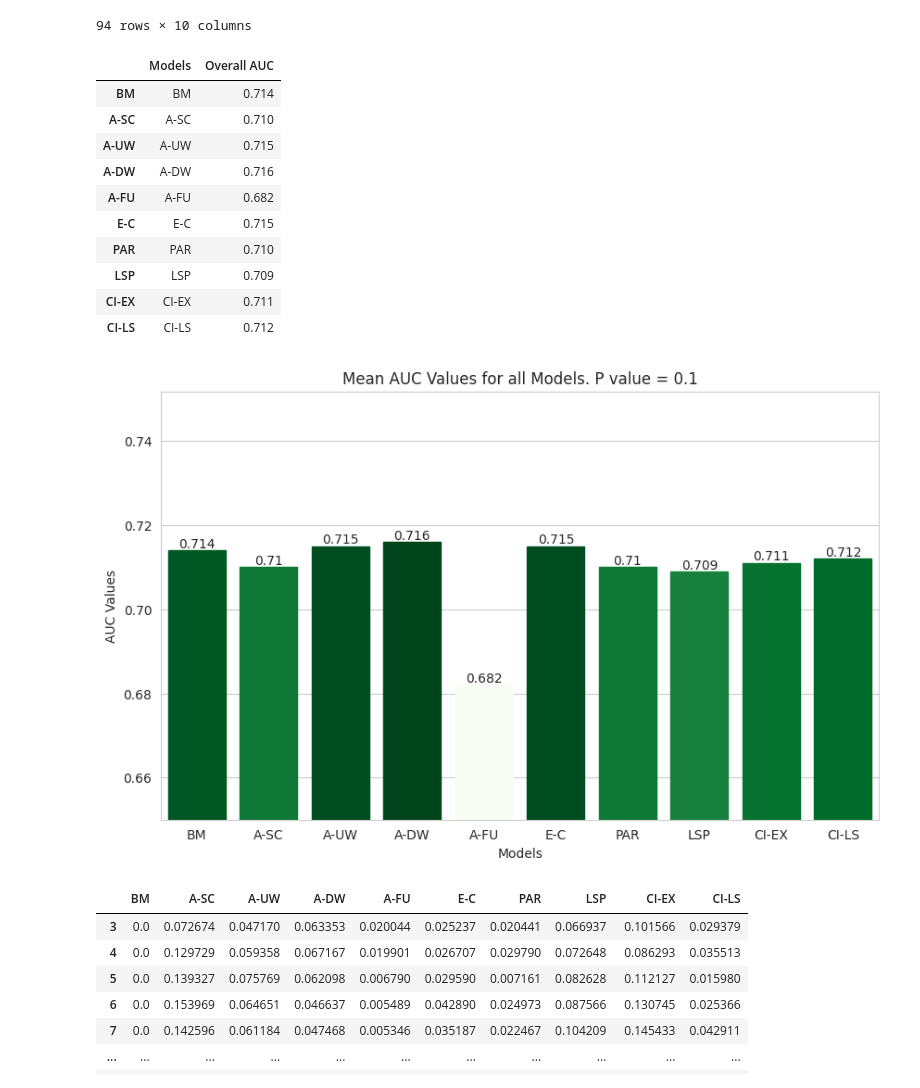
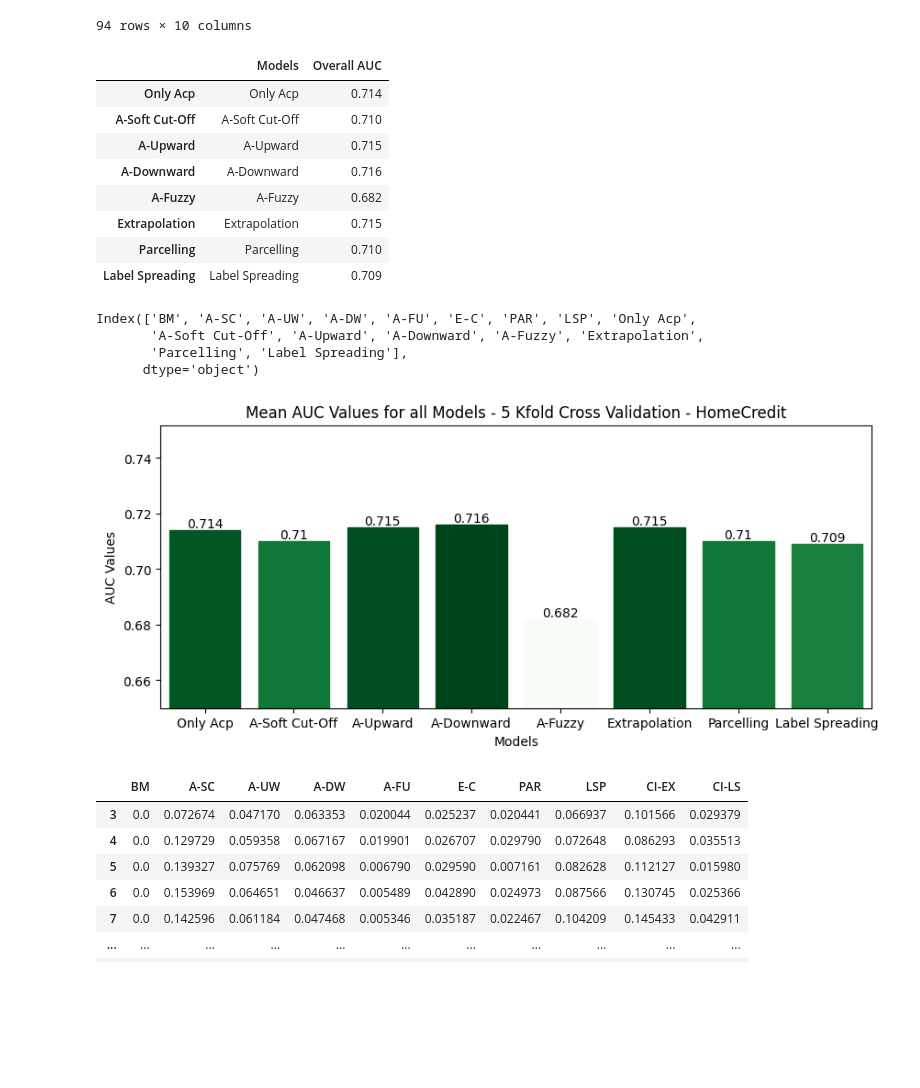
Before and after one commit to hiaac-finance/credit_pipeline, a Jupyter notebook: examples/playground tese.ipynb, the cells around one changed output. Drawn from its saved outputs; the diff is of its cells as text; code cells hidden in the pictures; blank space fills up the shorter version.

```diff
--- a/examples/playground tese.ipynb
+++ b/examples/playground tese.ipynb
@@ -92,9 +124,18 @@ eval_dict_kick
 94 rows × 10 columns
 # %%
 try:
-    eval_dict_auc['CI-EX'] = eval_dict_auc['TN']
-    eval_dict_auc['CI-LS'] = eval_dict_auc['TN+']
-    eval_dict_auc = eval_dict_auc.drop(['TN','TN+'], axis=1)
+    # eval_dict_auc['CI-EX'] = eval_dict_auc['TN']
+    # eval_dict_auc['CI-LS'] = eval_dict_auc['TN+']
+    # eval_dict_auc['Only Acp'] = eval_dict_auc['BM']
+    # eval_dict_auc['A-Soft Cut-Off'] = eval_dict_auc['A-SC']
+    # eval_dict_auc['A-Upward'] = eval_dict_auc['A-UW']
+    # eval_dict_auc['A-Downward'] = eval_dict_auc['A-DW']
+    # eval_dict_auc['A-Fuzzy'] = eval_dict_auc['A-FU']
+    # eval_dict_auc['Extrapolation'] = eval_dict_auc['E-C']
+    # eval_dict_auc['Parcelling'] = eval_dict_auc['PAR']
+    # eval_dict_auc['Label Spreading'] = eval_dict_auc['LSP']
+    eval_dict_auc = eval_dict_auc.drop(['BM', 'A-SC', 'A-UW', 'A-DW', 'A-FU', 'E-C', 'PAR', 'LSP'], axis=1)
+
 except Exception as e:
     pass
 df_auc = eval_dict_auc.T
@@ -104,49 +145,55 @@ df_auc = df_auc.round(3)
 df_auc
 # %% [output]
 |  | Models | Overall AUC |
-| BM | BM | 0.714 |
-| A-SC | A-SC | 0.710 |
-| A-UW | A-UW | 0.715 |
-| A-DW | A-DW | 0.716 |
-| A-FU | A-FU | 0.682 |
-| E-C | E-C | 0.715 |
-| PAR | PAR | 0.710 |
-| LSP | LSP | 0.709 |
-| CI-EX | CI-EX | 0.711 |
-| CI-LS | CI-LS | 0.712 |
+| Only Acp | Only Acp | 0.714 |
+| A-Soft Cut-Off | A-Soft Cut-Off | 0.710 |
+| A-Upward | A-Upward | 0.715 |
+| A-Downward | A-Downward | 0.716 |
+| A-Fuzzy | A-Fuzzy | 0.682 |
+| Extrapolation | Extrapolation | 0.715 |
+| Parcelling | Parcelling | 0.710 |
+| Label Spreading | Label Spreading | 0.709 |
+# %%
+df_auc.index
+# %% [output]
+Index(['BM', 'A-SC', 'A-UW', 'A-DW', 'A-FU', 'E-C', 'PAR', 'LSP', 'Only Acp',
+       'A-Soft Cut-Off', 'A-Upward', 'A-Downward', 'A-Fuzzy', 'Extrapolation',
+       'Parcelling', 'Label Spreading'],
+      dtype='object')
 # %%
 # fig, ax = plt.subplots(figsize=(10, 6))
 # plt.plot(eval_dict_auc.columns, eval_dict_auc.T.values )
 
 import pandas as pd
 import seaborn as sns
 import matplotlib.pyplot as plt
 
 # Plotting
-plt.figure(figsize=(10, 6))
+plt.figure(figsize=(10, 4))
 
 norm = plt.Normalize(df_auc['Overall AUC'].min(), df_auc['Overall AUC'].max())
 sm = plt.cm.ScalarMappable(cmap="Greens", norm=norm)
 sm.set_array([])
 
 ax = sns.barplot(data=df_auc, x='Models', y='Overall AUC', estimator=sum, errorbar=None)
 for i, bar in enumerate(ax.patches):
     bar.set_color(sm.to_rgba(df_auc['Overall AUC'].iloc[i]))
 # lineplot = sns.lineplot(x='Models', y='Overall AUC', data=df_auc, marker='o', color='red', sort=False, label='auc')
 
 # Labeling each bar
 ax.bar_label(ax.containers[0], fontsize=10)
 
 ax.set_xlabel('Models')
 ax.set_ylabel('AUC Values')
-ax.set_title(f'Mean AUC Values for all Models. P value = {p}')
+ax.set_title(f'Mean AUC Values for all Models - 5 Kfold Cross Validation - HomeCredit')
+# ax.set_title(f'Mean AUC Values for all Models. P value = {p}')
 # ax.legend()
 plt.ylim(bottom=0.65)
 
 plt.savefig(f'{ri_datasets_path}Exp_{main_seed}/mean_auc_{main_seed}',  dpi=150)
 plt.show()
 # %% [output]
-[figure, old version]
+[figure, new version]
 # %%
 eval_dict = eval_dict_3_94.copy()
 # %%
```
Also changed, not shown: parts of 1 cell of this notebook, 5 other files.
